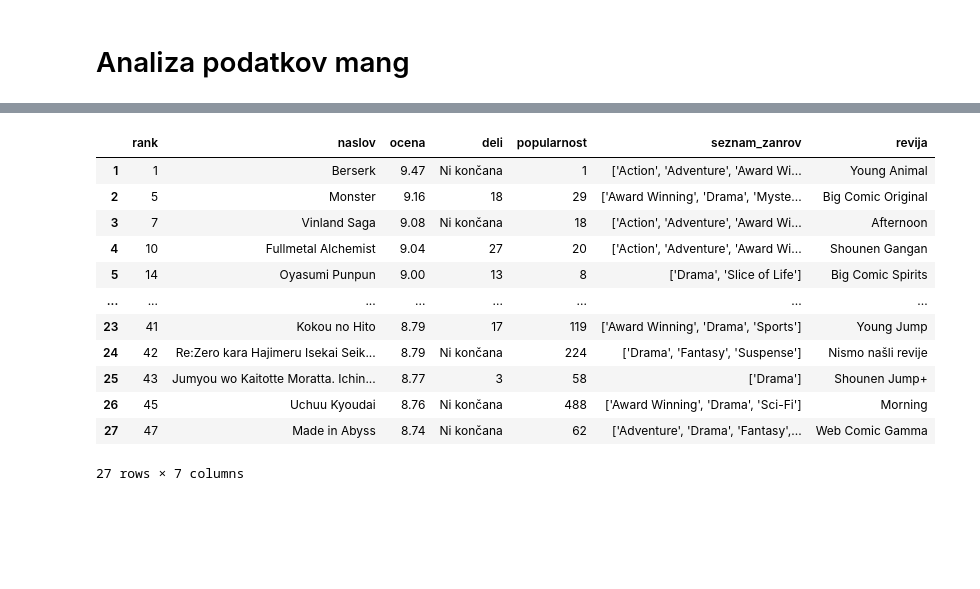
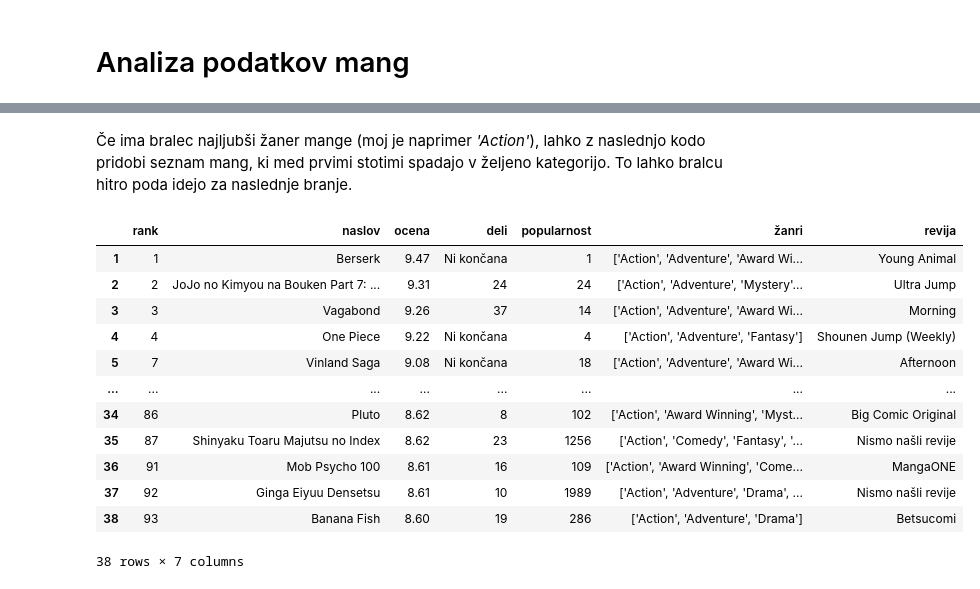
Before and after one commit to slaparj/Projektna_naloga-UVP, a Jupyter notebook: analiza.ipynb, the cells around one changed output, grey strips where cells are left out. Cells and saved outputs as stored; diff of their text form; code cells hidden in the pictures; blank space fills up the shorter version.

```diff
--- a/analiza.ipynb
+++ b/analiza.ipynb
@@ -45,0 +102,6 @@ Najdimo zdaj vse mange, ki spadajo v žaner "Drama".
+# %%
+csv2 = 'manga_info2.csv'
+pot2 = os.path.join(podatki_obdelani, csv2)
+mange2 = pd.read_csv(pot2)
+mange2.index += 1
+mange2
@@ -46,24 +140,23 @@ Najdimo zdaj vse mange, ki spadajo v žaner "Drama".
+# %% [markdown]
+Če ima bralec najljubši žaner mange (moj je naprimer *'Action'*), lahko z naslednjo kodo pridobi seznam mang, ki med prvimi stotimi spadajo v željeno kategorijo. To lahko bralcu hitro poda idejo za naslednje branje.
 # %%
 data = []
-csv2 = 'manga_info2.csv'
-pot2 = os.path.join(podatki_obdelani, csv2)
-mange2 = pd.read_csv(pot2)
 for index, vrstica in mange2.iterrows():
-    if 'Drama' in vrstica['seznam_zanrov']:
+    if 'Action' in vrstica['žanri']:
         data.append(vrstica)
 mange3 = pd.DataFrame(data=data, index=range(1, len(data) + 1))
 mange3
 # %% [output]
-|  | rank | naslov | ocena | deli | popularnost | seznam_zanrov | revija |
+|  | rank | naslov | ocena | deli | popularnost | žanri | revija |
 | 1 | 1 | Berserk | 9.47 | Ni končana | 1 | ['Action', 'Adventure', 'Award Wi... | Young Animal |
-| 2 | 5 | Monster | 9.16 | 18 | 29 | ['Award Winning', 'Drama', 'Myste... | Big Comic Original |
-| 3 | 7 | Vinland Saga | 9.08 | Ni končana | 18 | ['Action', 'Adventure', 'Award Wi... | Afternoon |
-| 4 | 10 | Fullmetal Alchemist | 9.04 | 27 | 20 | ['Action', 'Adventure', 'Award Wi... | Shounen Gangan |
-| 5 | 14 | Oyasumi Punpun | 9.00 | 13 | 8 | ['Drama', 'Slice of Life'] | Big Comic Spirits |
+| 2 | 2 | JoJo no Kimyou na Bouken Part 7: ... | 9.31 | 24 | 24 | ['Action', 'Adventure', 'Mystery'... | Ultra Jump |
+| 3 | 3 | Vagabond | 9.26 | 37 | 14 | ['Action', 'Adventure', 'Award Wi... | Morning |
+| 4 | 4 | One Piece | 9.22 | Ni končana | 4 | ['Action', 'Adventure', 'Fantasy'] | Shounen Jump (Weekly) |
+| 5 | 7 | Vinland Saga | 9.08 | Ni končana | 18 | ['Action', 'Adventure', 'Award Wi... | Afternoon |
 | ... | ... | ... | ... | ... | ... | ... | ... |
-| 23 | 41 | Kokou no Hito | 8.79 | 17 | 119 | ['Award Winning', 'Drama', 'Sports'] | Young Jump |
-| 24 | 42 | Re:Zero kara Hajimeru Isekai Seik... | 8.79 | Ni končana | 224 | ['Drama', 'Fantasy', 'Suspense'] | Nismo našli revije |
-| 25 | 43 | Jumyou wo Kaitotte Moratta. Ichin... | 8.77 | 3 | 58 | ['Drama'] | Shounen Jump+ |
-| 26 | 45 | Uchuu Kyoudai | 8.76 | Ni končana | 488 | ['Award Winning', 'Drama', 'Sci-Fi'] | Morning |
-| 27 | 47 | Made in Abyss | 8.74 | Ni končana | 62 | ['Adventure', 'Drama', 'Fantasy',... | Web Comic Gamma |
+| 34 | 86 | Pluto | 8.62 | 8 | 102 | ['Action', 'Award Winning', 'Myst... | Big Comic Original |
+| 35 | 87 | Shinyaku Toaru Majutsu no Index | 8.62 | 23 | 1256 | ['Action', 'Comedy', 'Fantasy', '... | Nismo našli revije |
+| 36 | 91 | Mob Psycho 100 | 8.61 | 16 | 109 | ['Action', 'Award Winning', 'Come... | MangaONE |
+| 37 | 92 | Ginga Eiyuu Densetsu | 8.61 | 10 | 1989 | ['Action', 'Adventure', 'Drama', ... | Nismo našli revije |
+| 38 | 93 | Banana Fish | 8.60 | 19 | 286 | ['Action', 'Adventure', 'Drama'] | Betsucomi |
-27 rows × 7 columns
+38 rows × 7 columns
```
Also changed, not shown: parts of 26 cells of this notebook.
